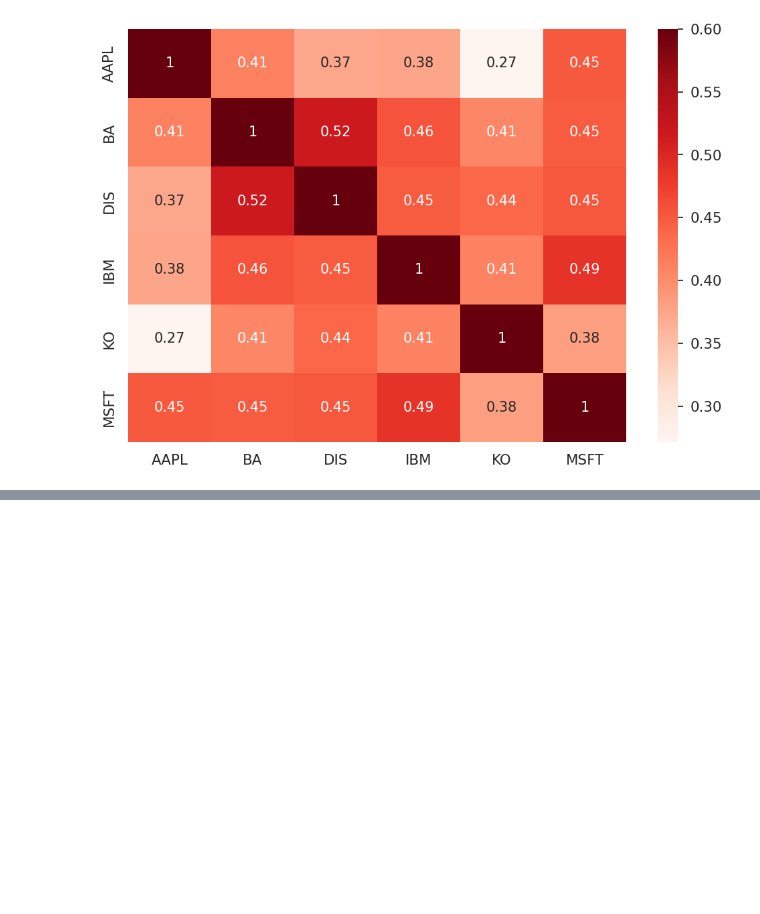
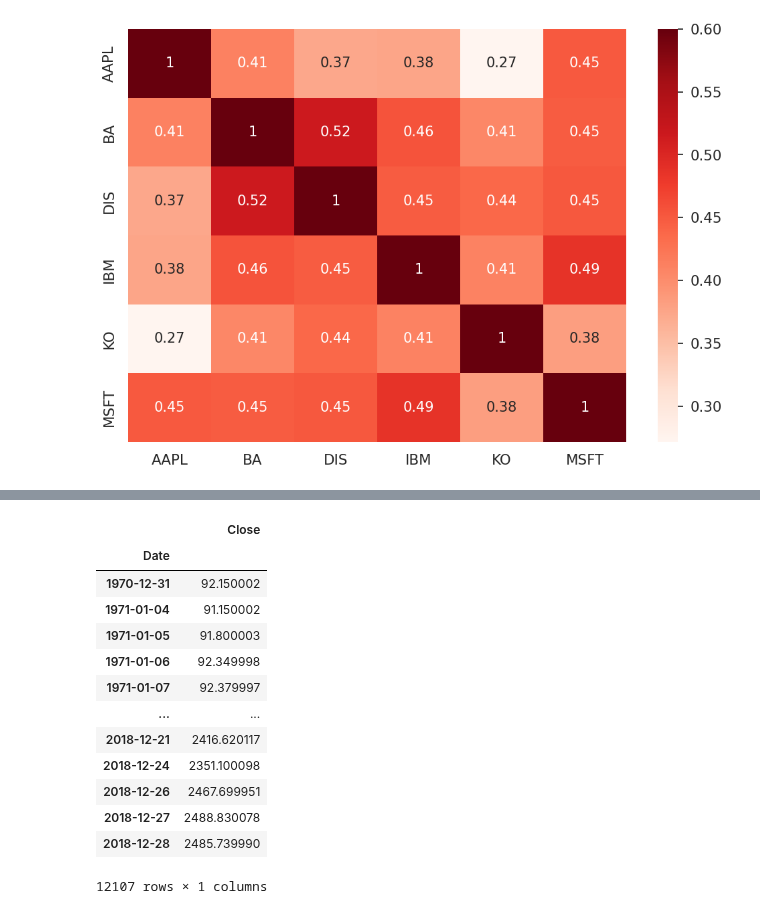
Before and after one commit to JamieW365/finance_projects, a Jupyter notebook: notebooks/essential_finance.ipynb, the cells around one changed output, grey strips where cells are left out. Saved outputs shown, nothing was run; the diff lists cells and outputs as text; code cells hidden in the pictures; blank space fills up the shorter version.

```diff
--- a/notebooks/essential_finance.ipynb
+++ b/notebooks/essential_finance.ipynb
@@ -570,0 +610,18 @@ plt.show()
+# %%
+df_sp500 = df_sp500.Close.to_frame()
+df_sp500
+# %% [output]
+|  | Close |
+| Date |  |
+| 1970-12-31 | 92.150002 |
+| 1971-01-04 | 91.150002 |
+| 1971-01-05 | 91.800003 |
+| 1971-01-06 | 92.349998 |
+| 1971-01-07 | 92.379997 |
+| ... | ... |
+| 2018-12-21 | 2416.620117 |
+| 2018-12-24 | 2351.100098 |
+| 2018-12-26 | 2467.699951 |
+| 2018-12-27 | 2488.830078 |
+| 2018-12-28 | 2485.739990 |
+12107 rows × 1 columns
```
Also changed, not shown: parts of 10 cells of this notebook.
